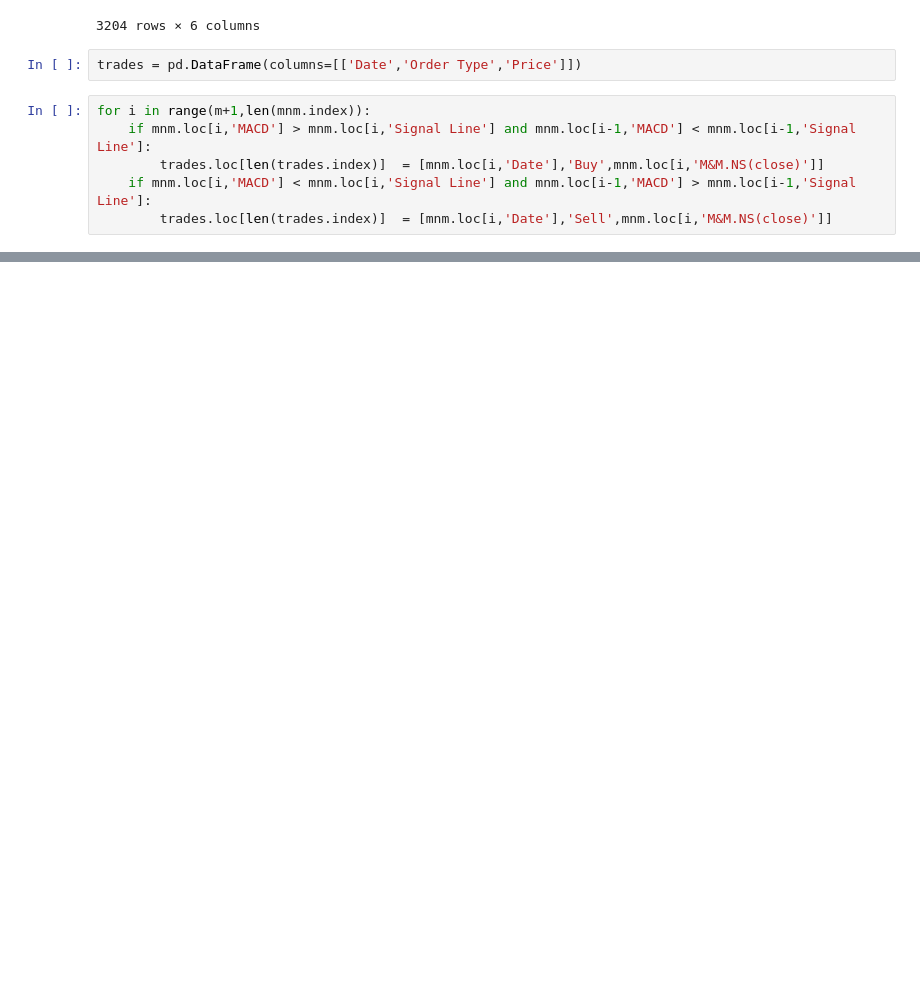
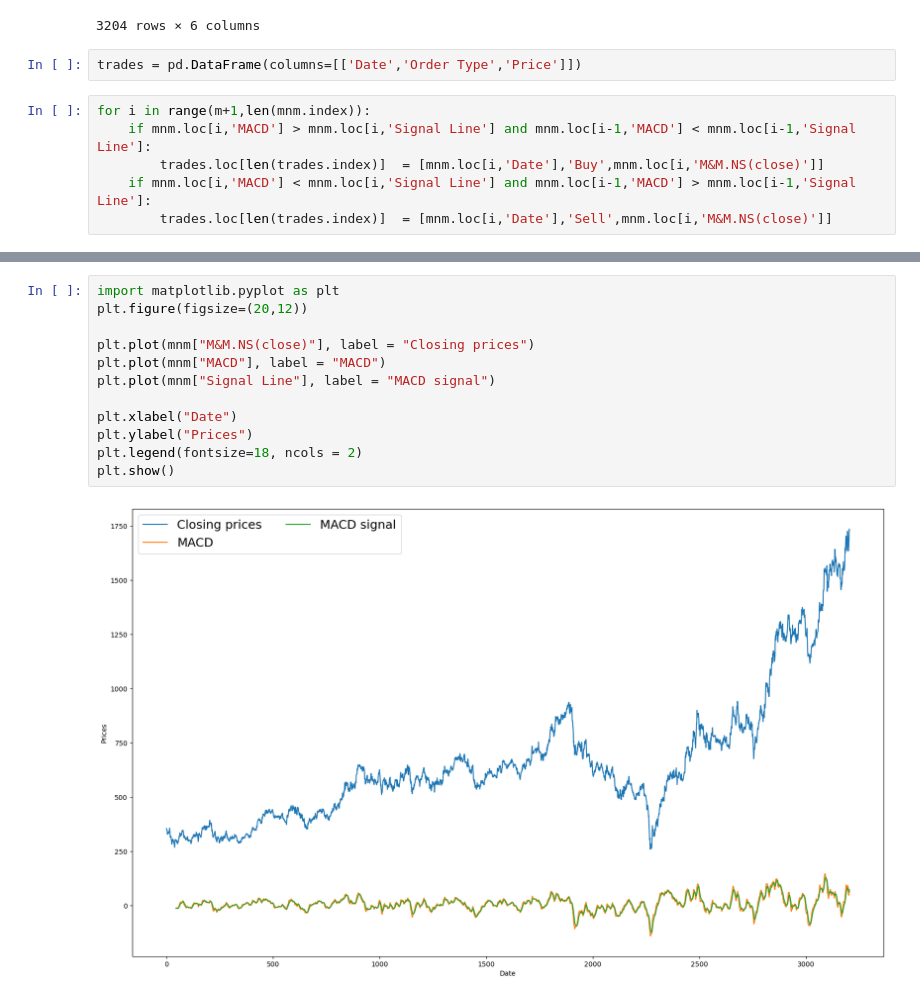
Before and after one commit to vedant2423/data-analysis-with-technical-indicators, a Jupyter notebook: Technical_indicators/macd_m&m.ipynb, the cells around one changed output, grey strips where cells are left out. Saved outputs shown, nothing was run; the diff lists cells and outputs as text; blank space fills up the shorter version.

Commit message:
macd update

```diff
--- a/Technical_indicators/macd_m&m.ipynb
+++ b/Technical_indicators/macd_m&m.ipynb
@@ -125,0 +129,14 @@ Profit Factor: 1.4456548710279942
+# %%
+import matplotlib.pyplot as plt
+plt.figure(figsize=(20,12))
+
+plt.plot(mnm["M&M.NS(close)"], label = "Closing prices")
+plt.plot(mnm["MACD"], label = "MACD")
+plt.plot(mnm["Signal Line"], label = "MACD signal")
+
+plt.xlabel("Date")
+plt.ylabel("Prices")
+plt.legend(fontsize=18, ncols = 2)
+plt.show()
+# %% [output]
+[figure, added]
```
Also changed, not shown: parts of 5 cells of this notebook.
